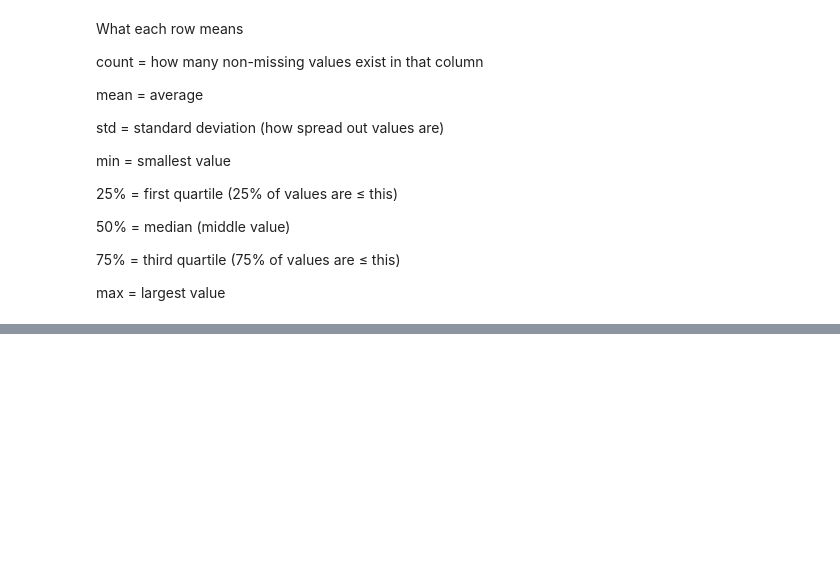
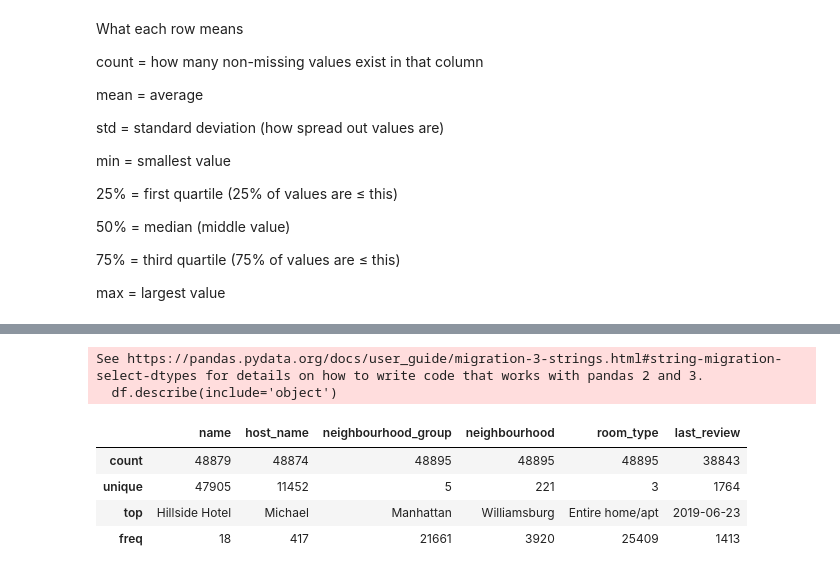
Before and after one commit to mohit716/airbnb-nyc-pandas, a Jupyter notebook: airbnb-nyc-pandas.ipynb, the cells around one changed output, grey strips where cells are left out. Cells and saved outputs as stored; diff of their text form; code cells hidden in the pictures; blank space fills up the shorter version.

```diff
--- a/airbnb-nyc-pandas.ipynb
+++ b/airbnb-nyc-pandas.ipynb
@@ -165,0 +651,11 @@ max = largest value
+# %%
+# Categorical stats
+df.describe(include='object')
+# %% [output]
+See https://pandas.pydata.org/docs/user_guide/migration-3-strings.html#string-migration-select-dtypes for details on how to write code that works with pandas 2 and 3.
+  df.describe(include='object')
+|  | name | host_name | neighbourhood_group | neighbourhood | room_type | last_review |
+| count | 48879 | 48874 | 48895 | 48895 | 48895 | 38843 |
+| unique | 47905 | 11452 | 5 | 221 | 3 | 1764 |
+| top | Hillside Hotel | Michael | Manhattan | Williamsburg | Entire home/apt | 2019-06-23 |
+| freq | 18 | 417 | 21661 | 3920 | 25409 | 1413 |
```
Also changed, not shown: parts of 23 cells of this notebook, 1 other file.
